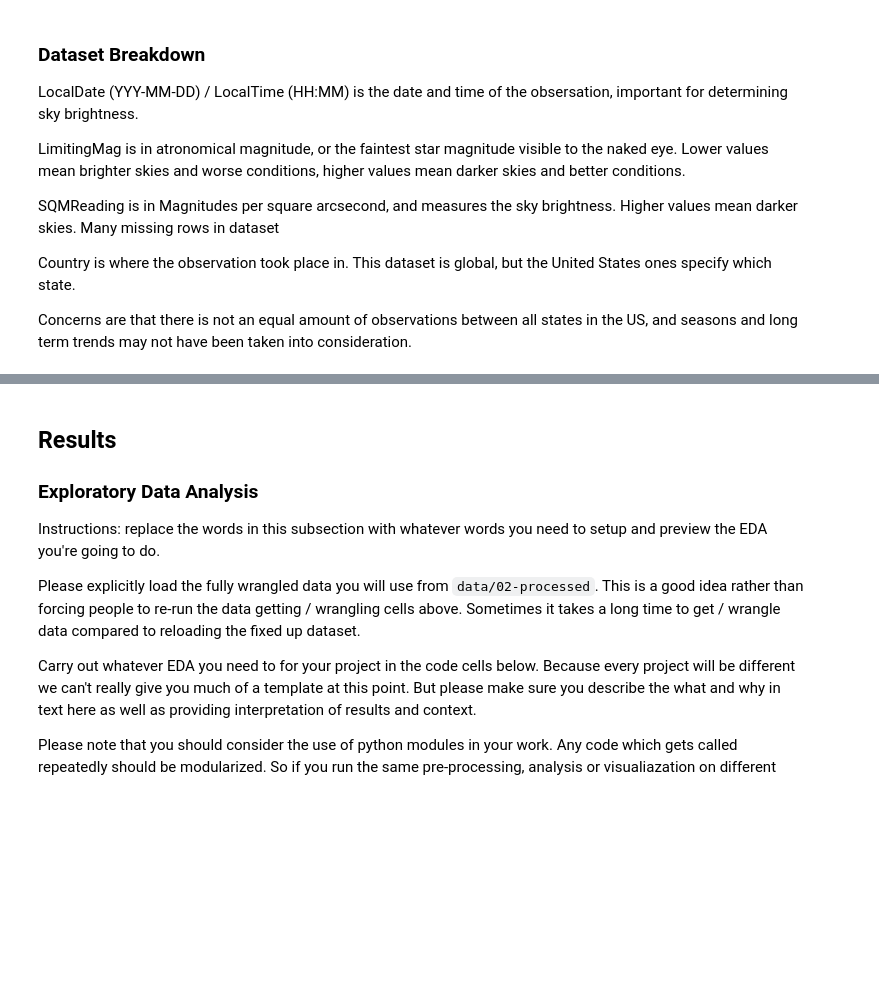
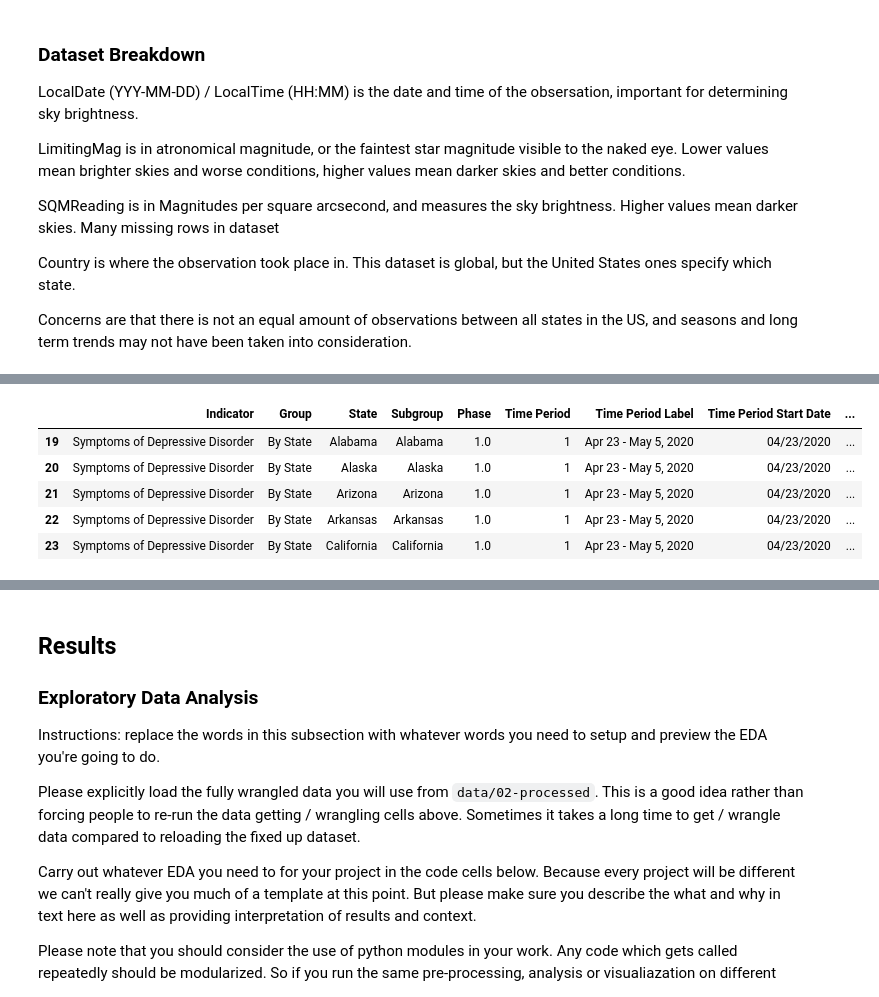
Before and after one commit to COGS108/Group020_WI26, a Jupyter notebook: 02-EDACheckpoint.ipynb, the cells around one changed output, grey strips where cells are left out. Cells and saved outputs as stored; diff of their text form; code cells hidden in the pictures; blank space fills up the shorter version.

```diff
--- a/02-EDACheckpoint.ipynb
+++ b/02-EDACheckpoint.ipynb
@@ -247,0 +454,23 @@ clean[["LimitingMag", "SQMReading"]].describe()
+# %%
+# Step D, clean and standardize state key
+anxiety_working_df = anxiety_raw_df.copy()
+anxiety_working_df['state'] = anxiety_working_df[state_col].astype(str).str.strip()
+anxiety_working_df = anxiety_working_df[~anxiety_working_df['state'].isin(['United States', 'US', ''])].copy()
+
+if value_col is not None:
+    anxiety_working_df[value_col] = (
+        anxiety_working_df[value_col]
+        .astype(str)
+        .str.replace(',', '', regex=False)
+        .str.replace('%', '', regex=False)
+    )
+    anxiety_working_df[value_col] = pd.to_numeric(anxiety_working_df[value_col], errors='coerce')
+
+anxiety_working_df.head()
+# %% [output]
+|  | Indicator | Group | State | Subgroup | Phase | Time Period | Time Period Label | Time Period Start Date | ... |
+| 19 | Symptoms of Depressive Disorder | By State | Alabama | Alabama | 1.0 | 1 | Apr 23 - May 5, 2020 | 04/23/2020 | ... |
+| 20 | Symptoms of Depressive Disorder | By State | Alaska | Alaska | 1.0 | 1 | Apr 23 - May 5, 2020 | 04/23/2020 | ... |
+| 21 | Symptoms of Depressive Disorder | By State | Arizona | Arizona | 1.0 | 1 | Apr 23 - May 5, 2020 | 04/23/2020 | ... |
+| 22 | Symptoms of Depressive Disorder | By State | Arkansas | Arkansas | 1.0 | 1 | Apr 23 - May 5, 2020 | 04/23/2020 | ... |
+| 23 | Symptoms of Depressive Disorder | By State | California | California | 1.0 | 1 | Apr 23 - May 5, 2020 | 04/23/2020 | ... |
```
Also changed, not shown: parts of 35 cells of this notebook.
